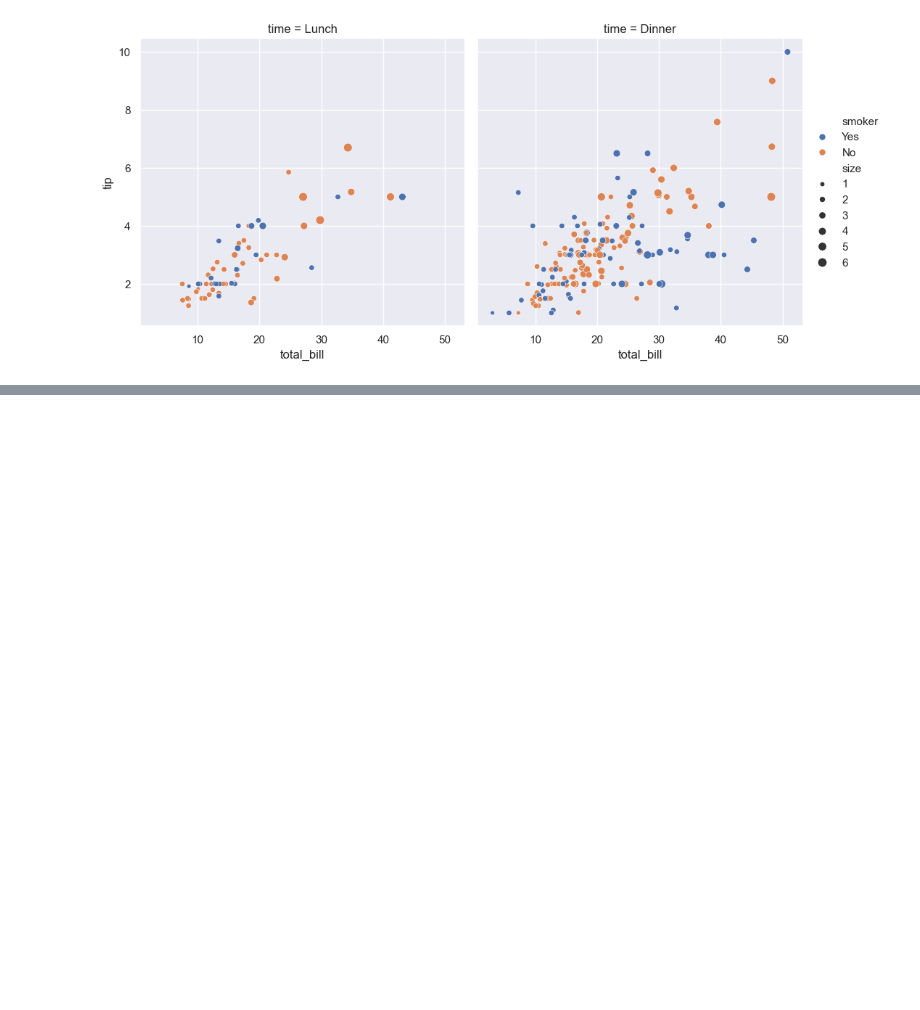
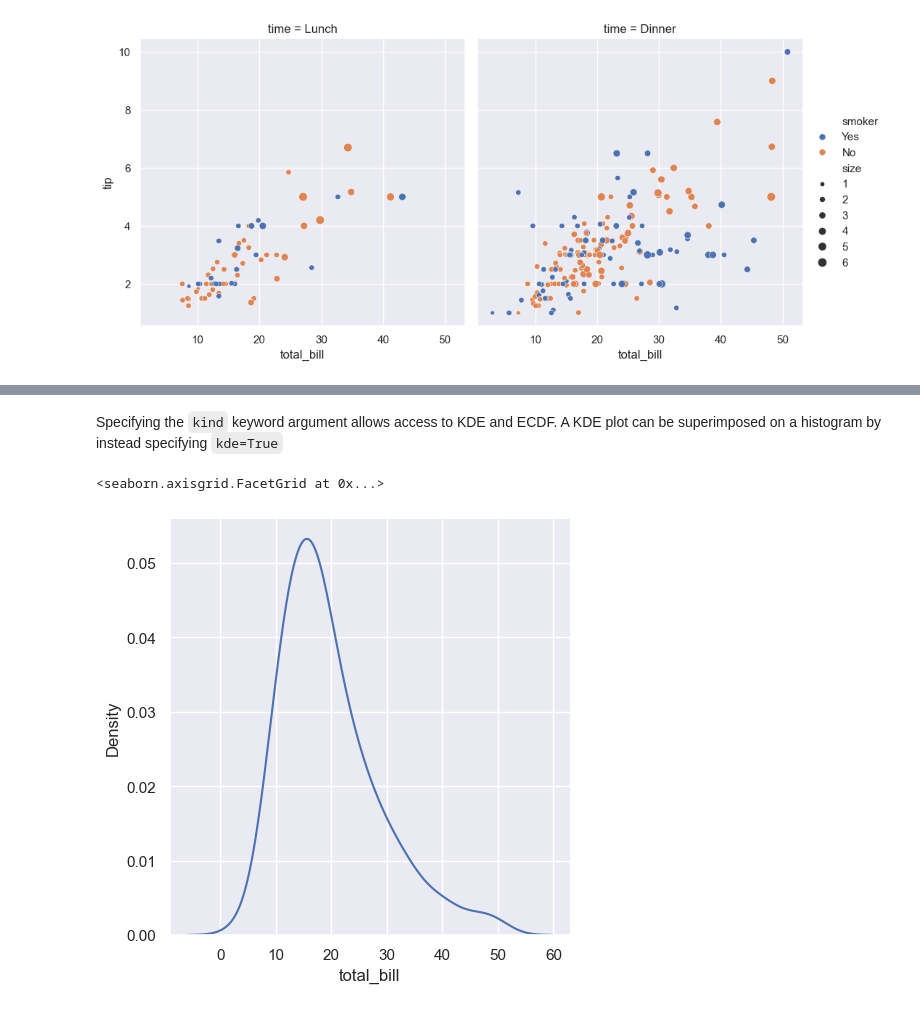
Before and after one commit to jkantorow/nucommlab-datavis-workshop, a Jupyter notebook: seaborn_basics.ipynb, the cells around one changed output, grey strips where cells are left out. Drawn from its saved outputs; the diff is of its cells as text; code cells hidden in the pictures; blank space fills up the shorter version.

```diff
--- a/seaborn_basics.ipynb
+++ b/seaborn_basics.ipynb
@@ -118,0 +130,11 @@ sns.displot(
+# %% [markdown]
+Specifying the `kind` keyword argument allows access to KDE and ECDF. A KDE plot can be superimposed on a histogram by instead specifying `kde=True`
+# %%
+sns.displot(
+    data=tips,
+    x='total_bill',
+    kind='kde'
+)
+# %% [output]
+<seaborn.axisgrid.FacetGrid at 0x...>
+[figure, added]
```
Also changed, not shown: parts of 25 cells of this notebook.
